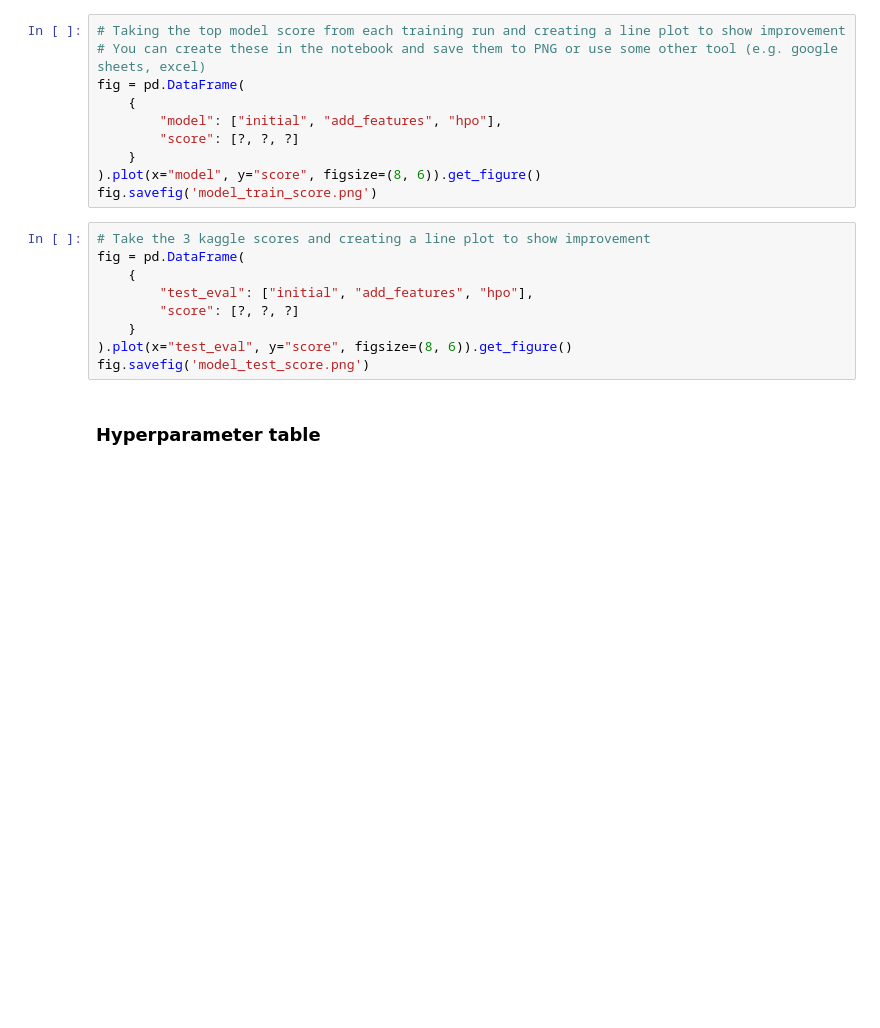
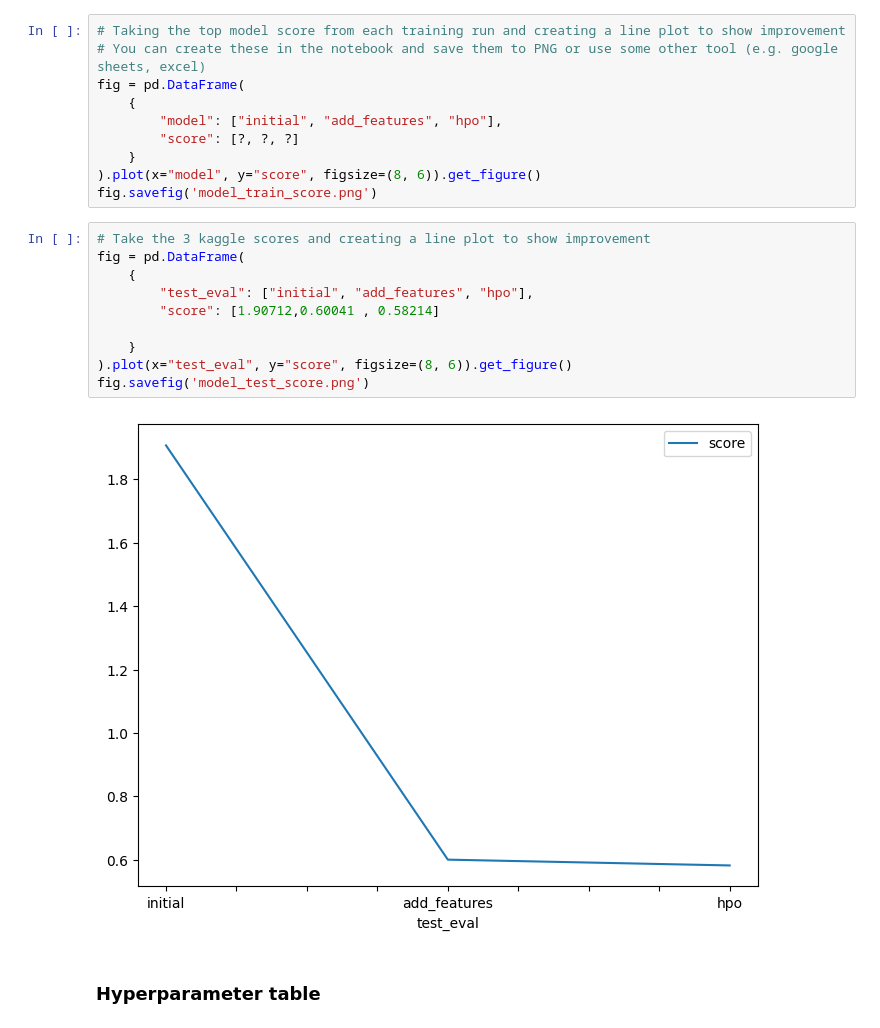
Before and after one commit to michaelgobz/cd0385-project-starter, a Jupyter notebook: project/bike-sharing-project-using-autogluon.ipynb, the cells around one changed output. Drawn from its saved outputs; the diff is of its cells as text; blank space fills up the shorter version.

```diff
--- a/project/bike-sharing-project-using-autogluon.ipynb
+++ b/project/bike-sharing-project-using-autogluon.ipynb
@@ -547,12 +696,15 @@ fig.savefig('model_train_score.png')
 # %%
 # Take the 3 kaggle scores and creating a line plot to show improvement
 fig = pd.DataFrame(
     {
         "test_eval": ["initial", "add_features", "hpo"],
-        "score": [?, ?, ?]
+        "score": [1.90712,0.60041 , 0.58214]
+
     }
 ).plot(x="test_eval", y="score", figsize=(8, 6)).get_figure()
 fig.savefig('model_test_score.png')
+# %% [output]
+[figure, added]
 # %% [markdown]
 ### Hyperparameter table
 # %%
```
Also changed, not shown: parts of 9 cells of this notebook.
